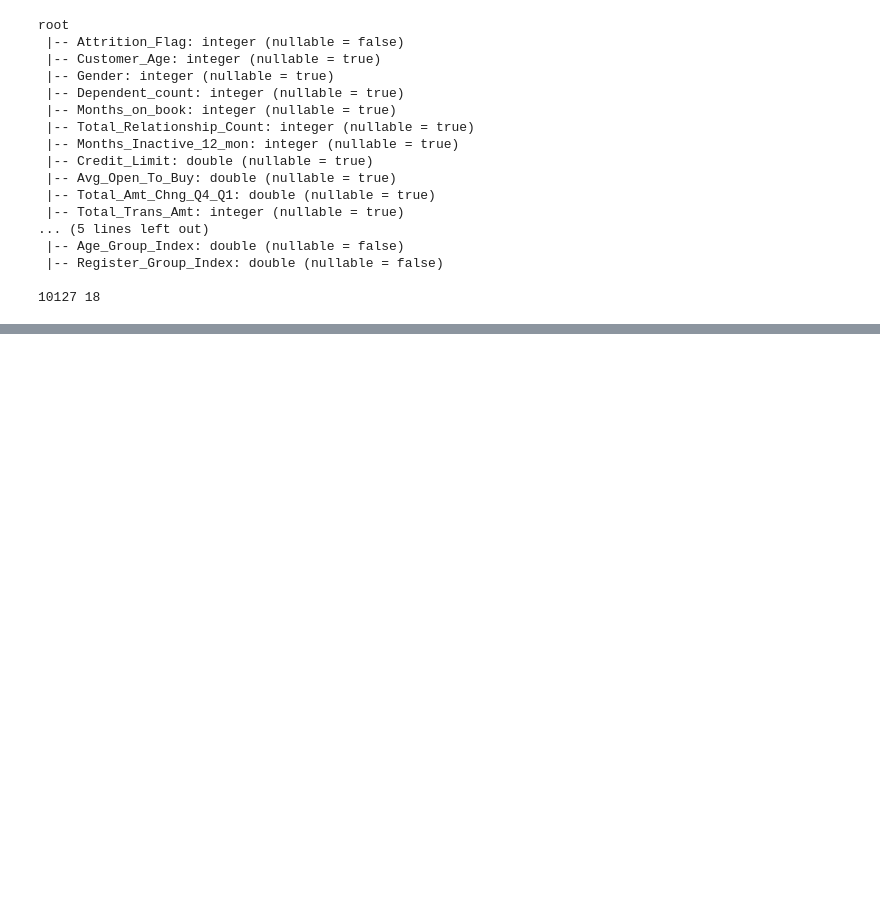
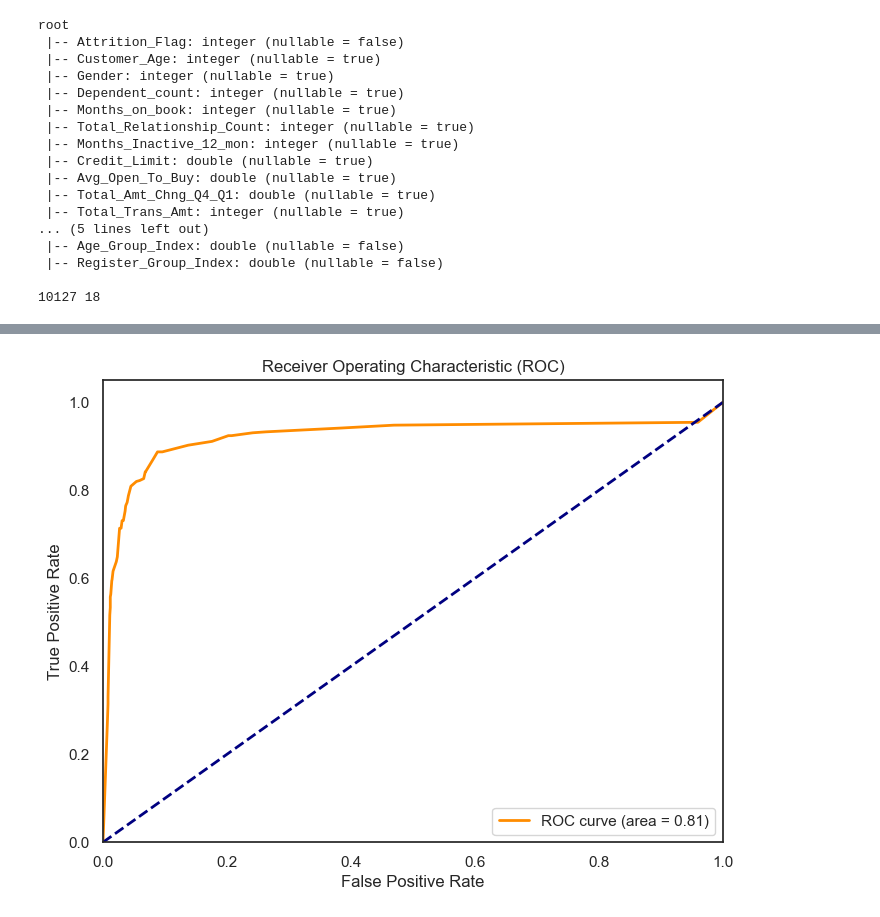
Before and after one commit to liyan0312/Big-Data-and-Machine-Learning, a Jupyter notebook: BankChurners.ipynb, the cells around one changed output, grey strips where cells are left out. Saved outputs shown, nothing was run; the diff lists cells and outputs as text; code cells hidden in the pictures; blank space fills up the shorter version.

```diff
--- a/BankChurners.ipynb
+++ b/BankChurners.ipynb
@@ -845,0 +1202,20 @@ org.apache.spark.SparkException: Exception thrown in awaitResult:
+# %%
+evaluator = MulticlassClassificationEvaluator(labelCol="label", predictionCol="prediction", metricName="accuracy")
+accuracy = evaluator.evaluate(predictions)
+print("Accuracy:", accuracy)
+
+evaluator = MulticlassClassificationEvaluator(labelCol="label", predictionCol="prediction", metricName="weightedPrecision")
+precision = evaluator.evaluate(predictions)
+print("Precision:", precision)
+
+evaluator = MulticlassClassificationEvaluator(labelCol="label", predictionCol="prediction", metricName="weightedRecall")
+recall = evaluator.evaluate(predictions)
+print("Recall:", recall)
+
+evaluator = MulticlassClassificationEvaluator(labelCol="label", predictionCol="prediction", metricName="f1")
+f1 = evaluator.evaluate(predictions)
+print("F1 Score:", f1)
+
+binary_evaluator = BinaryClassificationEvaluator(labelCol="label", rawPredictionCol="rawPrediction", metricName="areaUnderROC")
+roc_auc = binary_evaluator.evaluate(predictions)
+print("ROC AUC:", roc_auc)
@@ -845,0 +1352,27 @@ org.apache.spark.SparkException: Exception thrown in awaitResult:
+# %%
+import matplotlib.pyplot as plt
+from sklearn.metrics import roc_curve, auc
+
+# First, we need to extract the probability of the positive class from the predictions
+# Assuming your 'probability' column is a column of Vectors, you'd do:
+probabilities = predictions.select("probability").rdd.map(lambda x: x[0][1]).collect()
+
+y_true = predictions.select("Attrition_Flag").rdd.flatMap(lambda x: x).collect()
+
+# Calculate ROC
+roc_auc = binary_evaluator.evaluate(predictions)
+
+# Plot
+plt.figure(figsize=(8,6))
+lw = 2
+plt.plot(fpr, tpr, color='darkorange', lw=lw, label='ROC curve (area = %0.2f)' % roc_auc)
+plt.plot([0, 1], [0, 1], color='navy', lw=lw, linestyle='--')
+plt.xlim([0.0, 1.0])
+plt.ylim([0.0, 1.05])
+plt.xlabel('False Positive Rate')
+plt.ylabel('True Positive Rate')
+plt.title('Receiver Operating Characteristic (ROC)')
+plt.legend(loc="lower right")
+plt.show()
+# %% [output]
+[figure, added]
```
Also changed, not shown: parts of 58 cells of this notebook, 1 other file.
